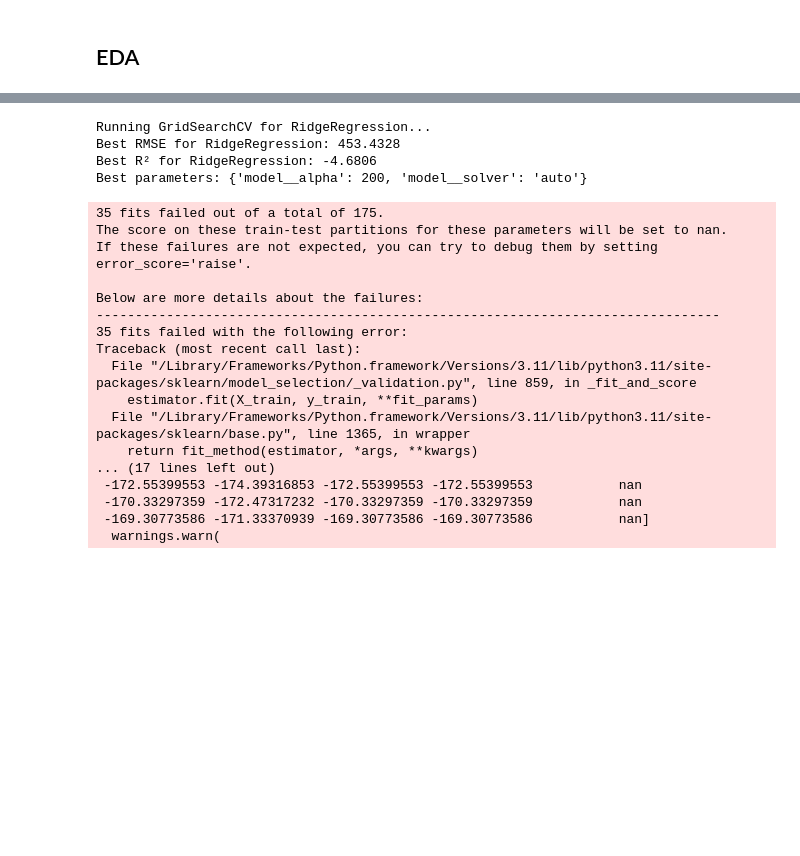
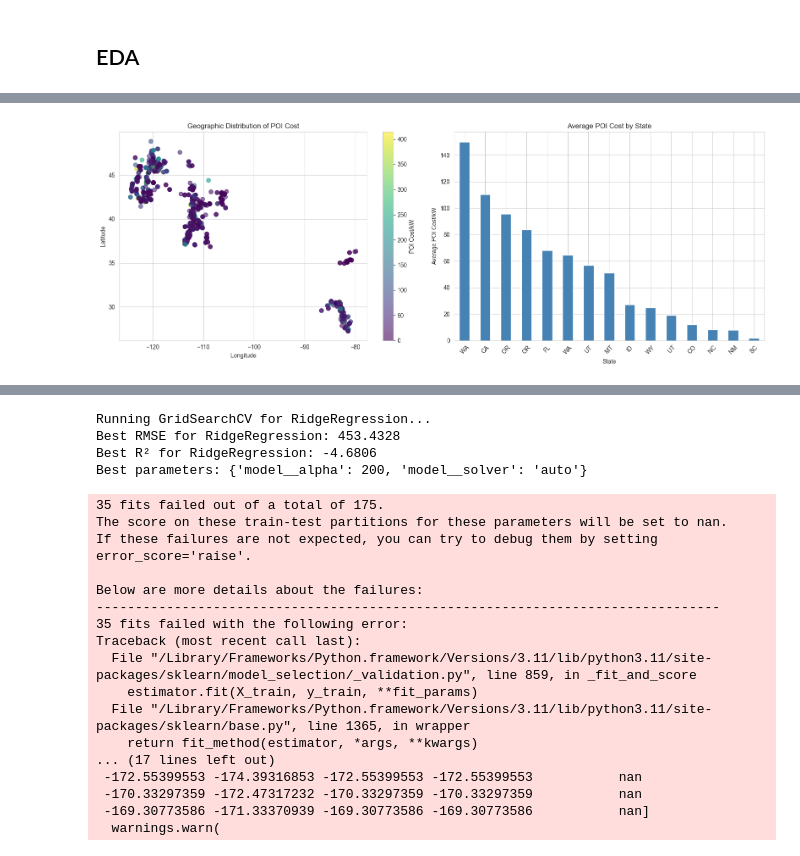
Before and after one commit to cloover7/interconnection-queue-predictions, a Jupyter notebook: interconnection_costs.ipynb, the cells around one changed output, grey strips where cells are left out. Cells and saved outputs as stored; diff of their text form; code cells hidden in the pictures; blank space fills up the shorter version.

```diff
--- a/interconnection_costs.ipynb
+++ b/interconnection_costs.ipynb
@@ -107,0 +180,25 @@ print(mse)
+# %%
+##Geographic Plots
+fig, axes = plt.subplots(1, 2, figsize=(16, 6))
+
+# Scatter plot with lat/lon
+scatter = axes[0].scatter(df['Longitude of POI'], df['Latitude of POI'],
+                          c=df['$2024 POI Cost/kW'], cmap='viridis',
+                          alpha=0.6, s=50)
+axes[0].set_xlabel('Longitude')
+axes[0].set_ylabel('Latitude')
+axes[0].set_title('Geographic Distribution of POI Cost')
+plt.colorbar(scatter, ax=axes[0], label='POI Cost/kW')
+
+# State-level average costs
+state_costs = df.groupby('State')['$2024 POI Cost/kW'].agg(['mean', 'count']).sort_values('mean', ascending=False)
+state_costs['mean'].plot(kind='bar', ax=axes[1], color='steelblue')
+axes[1].set_xlabel('State')
+axes[1].set_ylabel('Average POI Cost/kW')
+axes[1].set_title('Average POI Cost by State')
+axes[1].tick_params(axis='x', rotation=45)
+
+plt.tight_layout()
+plt.show()
+# %% [output]
+[figure, added]
```
Also changed, not shown: parts of 25 cells of this notebook.
